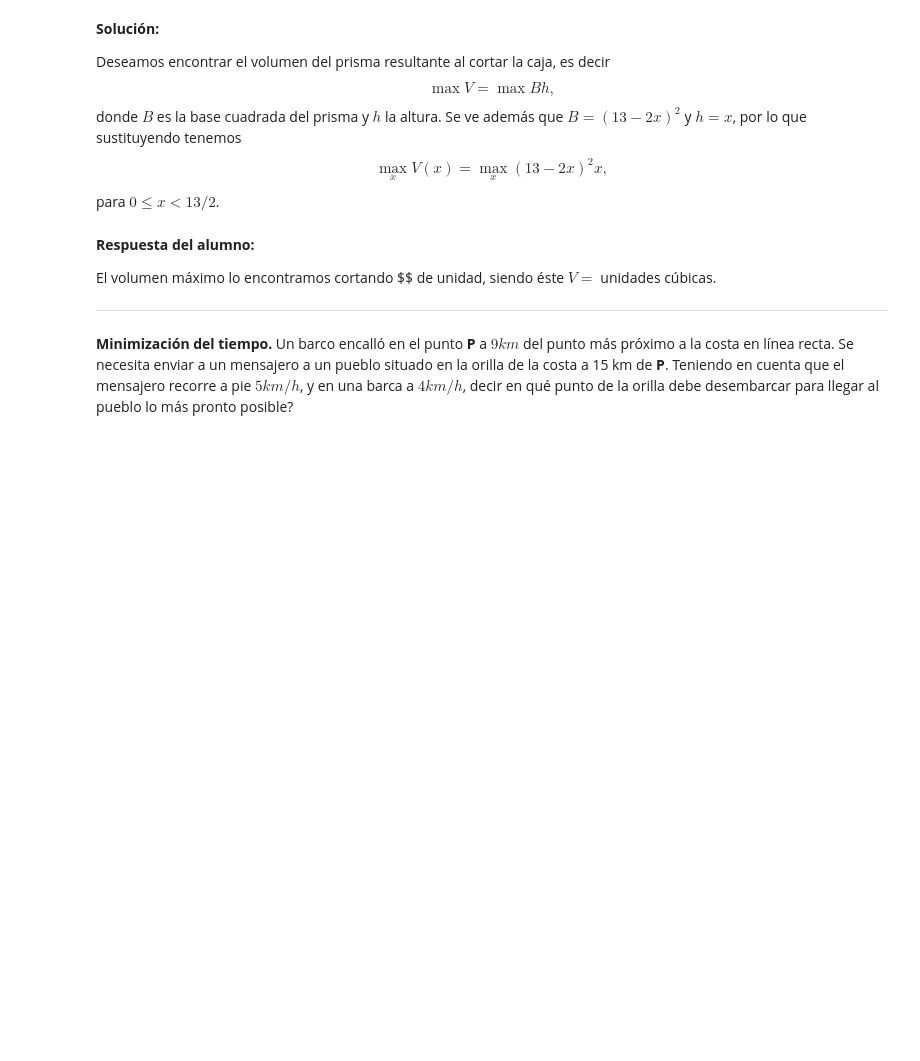
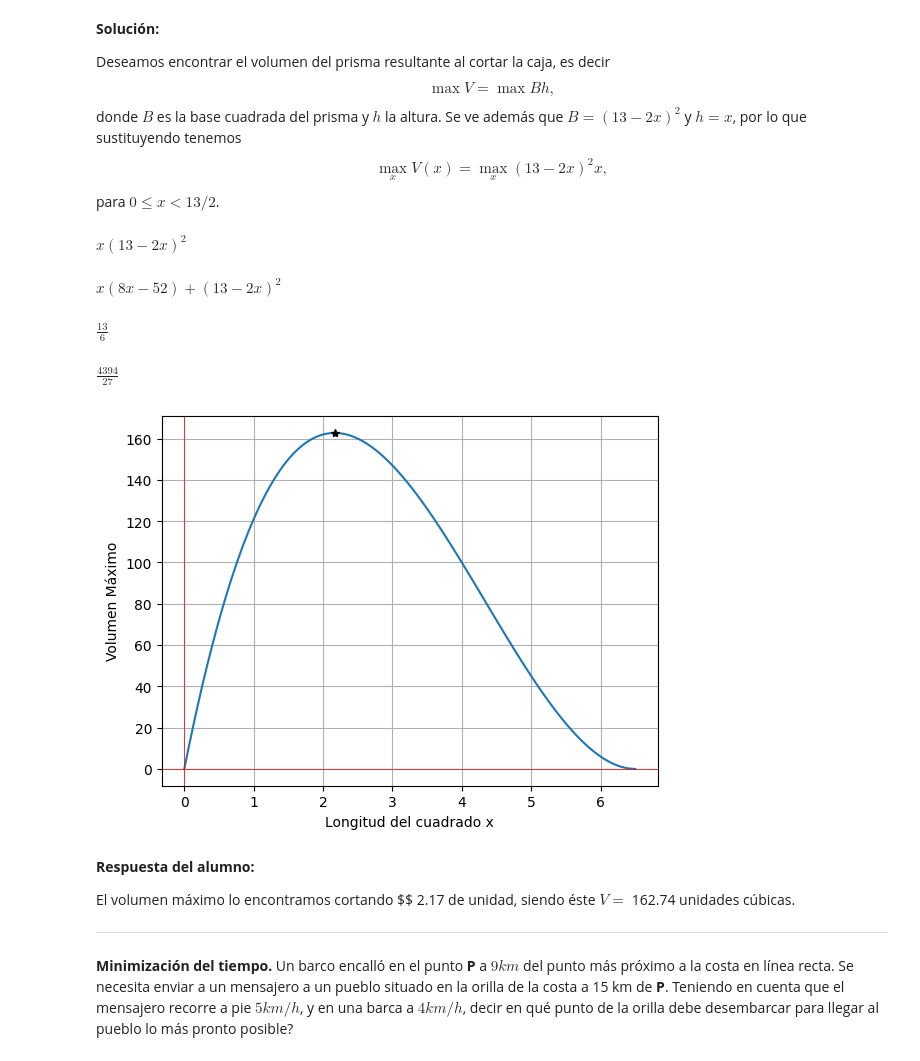
Before and after one commit to DanielYeme/Archivos_Clase, a Jupyter notebook: Actividad_2.7/SymPy - Funciones escalares_Victor.ipynb, the cells around one changed output. Saved outputs shown, nothing was run; the diff lists cells and outputs as text; code cells hidden in the pictures; blank space fills up the shorter version.

```diff
--- a/Actividad_2.7/SymPy - Funciones escalares_Victor.ipynb
+++ b/Actividad_2.7/SymPy - Funciones escalares_Victor.ipynb
@@ -602,10 +653,57 @@ $$
 \max_{x}V(x)=\max_{x}(13-2x)^2x,
 $$
 para $0\leq x<13/2$.
+# %%
+import sympy as sym
+
+x =sym.var('x',real=True,positive=True)
+
+# Definir la función de optimización de volumen
+
+def v(x):
+  return (13-2*x)**2 * x
+
+v(x)
+# %% [output]
+$\displaystyle x \left(13 - 2 x\right)^{2}$
+# %%
+# Resolver la derivada en función de (x)
+dx=sym.diff(v(x),x)
+dx
+# %% [output]
+$\displaystyle x \left(8 x - 52\right) + \left(13 - 2 x\right)^{2}$
+# %%
+dx0=sym.solve(dx)[0]  # La derivada se iguala a 0 para encontrar el punto critico
+dx0
+# %% [output]
+$\displaystyle \frac{13}{6}$
+# %%
+# Calcular el volumen máximo posible
+v_max = (13-2*dx0)**2 * dx0
+v_max
+# %% [output]
+$\displaystyle \frac{4394}{27}$
+# %%
+x=sym.var('x')
+# Retomando la función
+v = (13-2*x)**2 * x
+v_num=sym.lambdify(x,v,'numpy') # Convertimos 'v' simbólica a numérica compatible con numpy
+# Graficamos
+x_num=np.linspace(0,13/2,100)      # Graficamos en un rango de 0 a 4 con 100 valores
+plt.plot(x_num,v_num(x_num))
+plt.plot(dx0,v_num(dx0),'*k')
+plt.axhline(0, color='red', linewidth=0.5)
+plt.axvline(0, color='red', linewidth=0.5)
+plt.xlabel('Longitud del cuadrado x')
+plt.ylabel('Volumen Máximo')
+plt.grid()
+plt.show()
+# %% [output]
+[figure, added]
 # %% [markdown]
 **Respuesta del alumno:**
 
-El volumen máximo lo encontramos cortando $$ de unidad, siendo éste $V=$ unidades cúbicas.
+El volumen máximo lo encontramos cortando $$ 2.17 de unidad, siendo éste $V=$ 162.74 unidades cúbicas.
 
 ---
 # %% [markdown]
```
Also changed, not shown: parts of 21 cells of this notebook.
